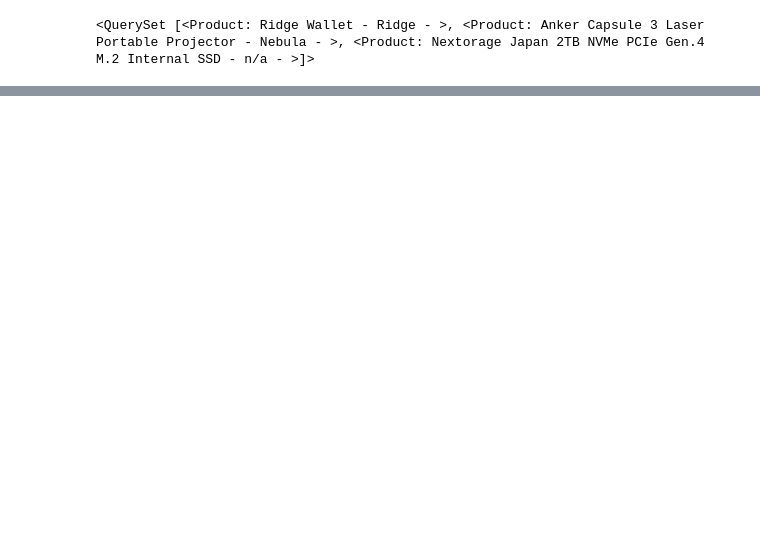
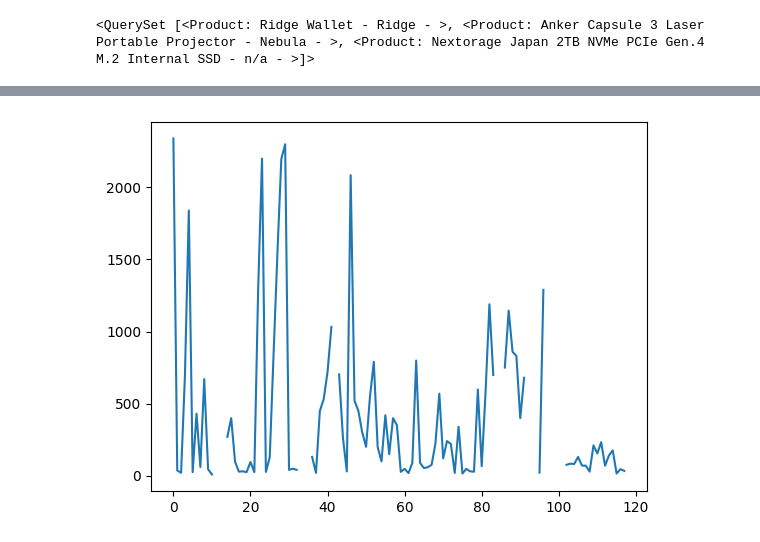
Before and after one commit to ddeisadze/Honey-Coupon-Clone, a Jupyter notebook: backend/structureMongoData.ipynb, the cells around one changed output, grey strips where cells are left out. Saved outputs shown, nothing was run; the diff lists cells and outputs as text; code cells hidden in the pictures; blank space fills up the shorter version.

Commit message:
updated scraper to scrape category and anaylized data in jupyter

```diff
--- a/backend/structureMongoData.ipynb
+++ b/backend/structureMongoData.ipynb
@@ -60,0 +43,10 @@ for field in list(search):
+# %%
+import pandas as pd
+
+# your list of dictionaries
+
+# create a DataFrame from the list of dictionaries
+df = pd.DataFrame(list(search))
+
+# display the DataFrame
+print(df)
@@ -60,0 +71,18 @@ for field in list(search):
+# %%
+# print(df.columns)
+# print(df.crawledData)
+all_ListPrices = df['crawledData'].apply(lambda x: x['PriceList']).tolist()
+all_PricePaid = df['crawledData'].apply(lambda x: x['PricePaid']).tolist()
+all_title = df['crawledData'].apply(lambda x: x['Title']).tolist()
+
+
+transposed_data = list(zip(all_ListPrices, all_PricePaid, all_title))
+
+# Create a new DataFrame with transposed data and column names
+new_df = pd.DataFrame(transposed_data, columns=['ListPrices', 'PricePaid', 'Title'])
+pd.set_option('display.max_rows', None)
+pd.set_option('display.max_columns', None)
+pd.set_option('display.max_colwidth', None)
+new_df['Title'] = new_df['Title'].str.strip()
+
+print(new_df)
@@ -60,0 +125,10 @@ for field in list(search):
+# %%
+import matplotlib.pyplot as plt
+
+new_df['PricePaid'] = pd.to_numeric(new_df['PricePaid'].str.replace(',', '').str.replace('$', ''), errors='coerce')
+
+# plot the 'PricePaid' column
+new_df['PricePaid'].plot()
+plt.show()
+# %% [output]
+[figure, added]
```
Also changed, not shown: parts of 10 cells of this notebook, 5 other files.
